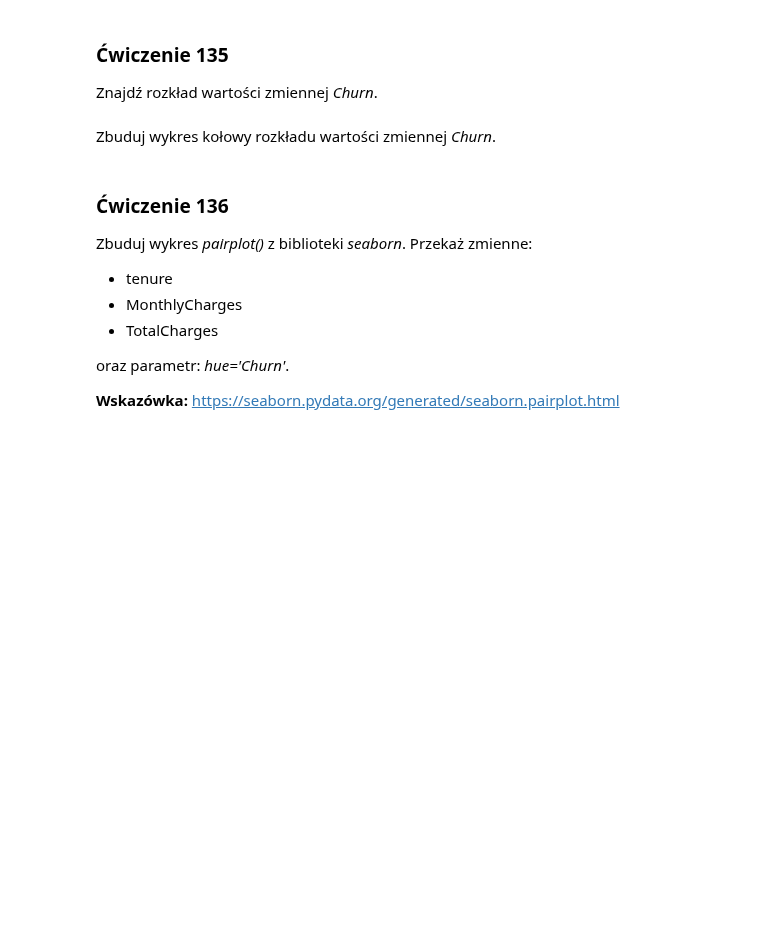
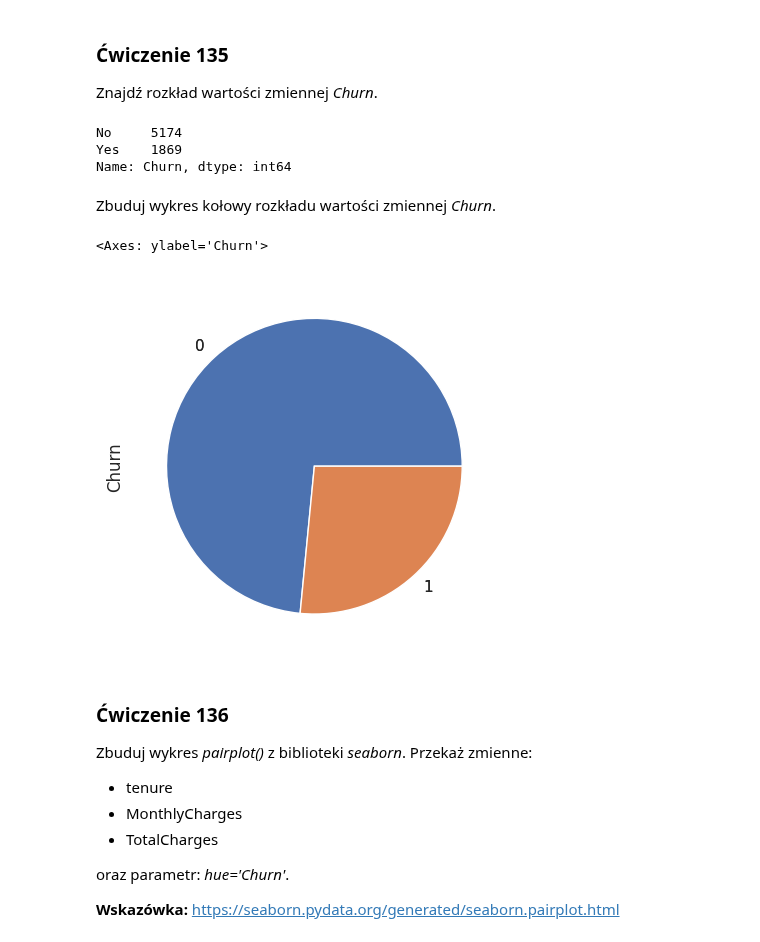
Before and after one commit to LucjanSakowicz/data-science-bootcamp, a Jupyter notebook: 09_exercises/131_140_exercises.ipynb, the cells around one changed output. Cells and saved outputs as stored; diff of their text form; code cells hidden in the pictures; blank space fills up the shorter version.

```diff
--- a/09_exercises/131_140_exercises.ipynb
+++ b/09_exercises/131_140_exercises.ipynb
@@ -119,10 +119,10 @@ Index([' ', '20.2', '19.75'], dtype='object')
 Jest to znak spacji, który wkradł się w nasze dane. Spowodował, że pandas odczytał całą kolumnę jako tekst. Jako analityk musimy z takimi problemami sobie dawać radę. Spróbuj zamienić brakujące wartości kolumny _TotalCharges_ na jej medianę.
 # %%
 # Obliczenie mediany dla kolumny TotalCharges
-# tutaj wpisz rozwiązanie
-
+median = df['TotalCharges'][df['TotalCharges'] != ' '].median()
+print(median)
 # Wypełnienie brakujących wartości medianą
-# tutaj wpisz rozwiązanie
+df.loc[df['TotalCharges'] == ' ', 'TotalCharges'] = median
 
 # Konwersja kolumny TotalCharges do typu float
-# tutaj wpisz rozwiązanie
+df['TotalCharges'] = df['TotalCharges'].astype(float)
@@ -138,6 +158,6 @@ categorical = ['gender', 'SeniorCitizen', 'Partner', 'Dependents', 'PhoneService
                'InternetService', 'OnlineSecurity', 'OnlineBackup', 'DeviceProtection', 'TechSupport',
                'StreamingTV', 'Contract', 'StreamingMovies', 'PaperlessBilling', 'PaymentMethod', 'Churn']
 
-# tutaj wpisz rozwiązanie
+df[categorical] = df[categorical].astype("category")
 # %% [markdown]
 Kolumny z poniższej listy _numerical_ przekształć do typu _float_.
@@ -148,2 +164,6 @@ numerical = ['tenure', 'MonthlyCharges']
+# %%
+numerical = ['tenure', 'MonthlyCharges']
+
+df[numerical] = df[numerical].astype(float)
 # %% [markdown]
 Ustaw kolumnę _customerID_ jako indeks obiektu _df_ oraz wyświetl info o obiekcie _df_.
@@ -151,0 +170,3 @@ Ustaw kolumnę _customerID_ jako indeks obiektu _df_ oraz wyświetl info o obiek
+# %%
+df.set_index('customerID', inplace=True)
+df.info()
@@ -168,2 +221,8 @@ Znajdź rozkład wartości zmiennej _Churn_.
+# %%
+df["Churn"].value_counts()
+# %% [output]
+No     5174
+Yes    1869
+Name: Churn, dtype: int64
 # %% [markdown]
 Zbuduj wykres kołowy rozkładu wartości zmiennej _Churn_.
@@ -172,3 +229,12 @@ Zbuduj wykres kołowy rozkładu wartości zmiennej _Churn_.
+# %%
+df.groupby('Churn').size().plot(kind='pie')
+
+#lub
+
+df['Churn'].value_counts().plot(kind='pie')
+# %% [output]
+<Axes: ylabel='Churn'>
+[figure, added]
 # %% [markdown]
 ### <a name='6'></a> Ćwiczenie 136
 Zbuduj wykres _pairplot()_ z biblioteki _seaborn_. Przekaż zmienne:
```
Also changed, not shown: parts of 28 cells of this notebook.
